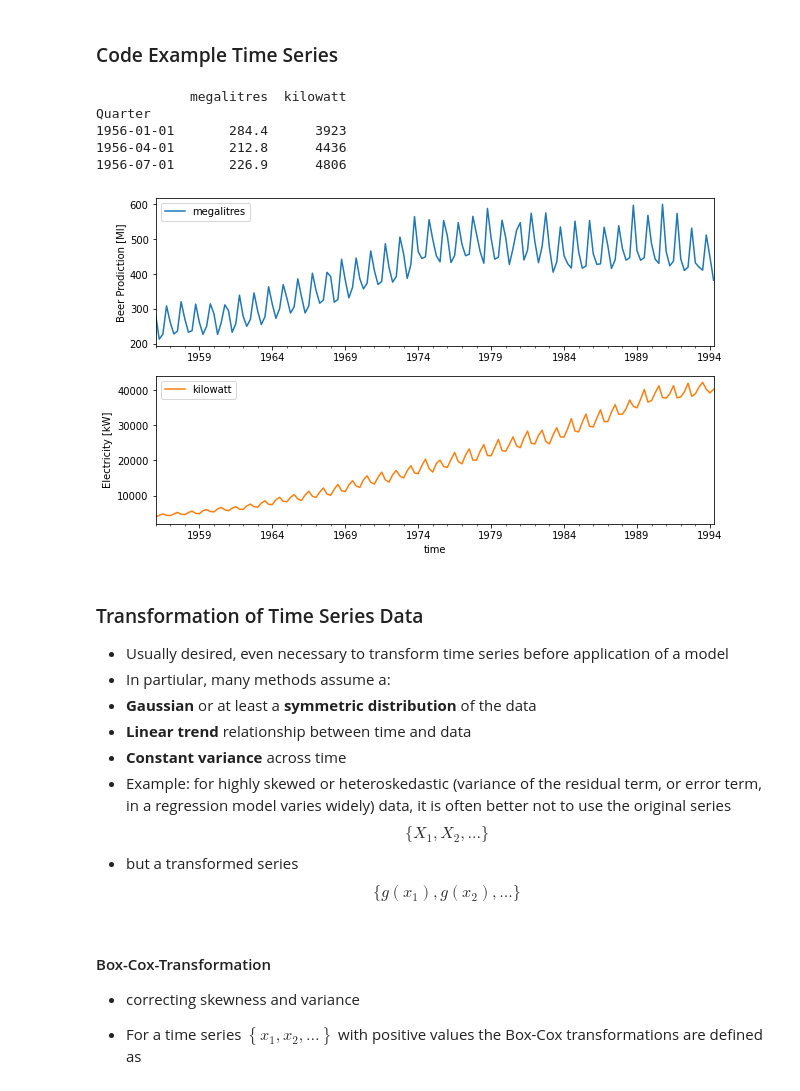
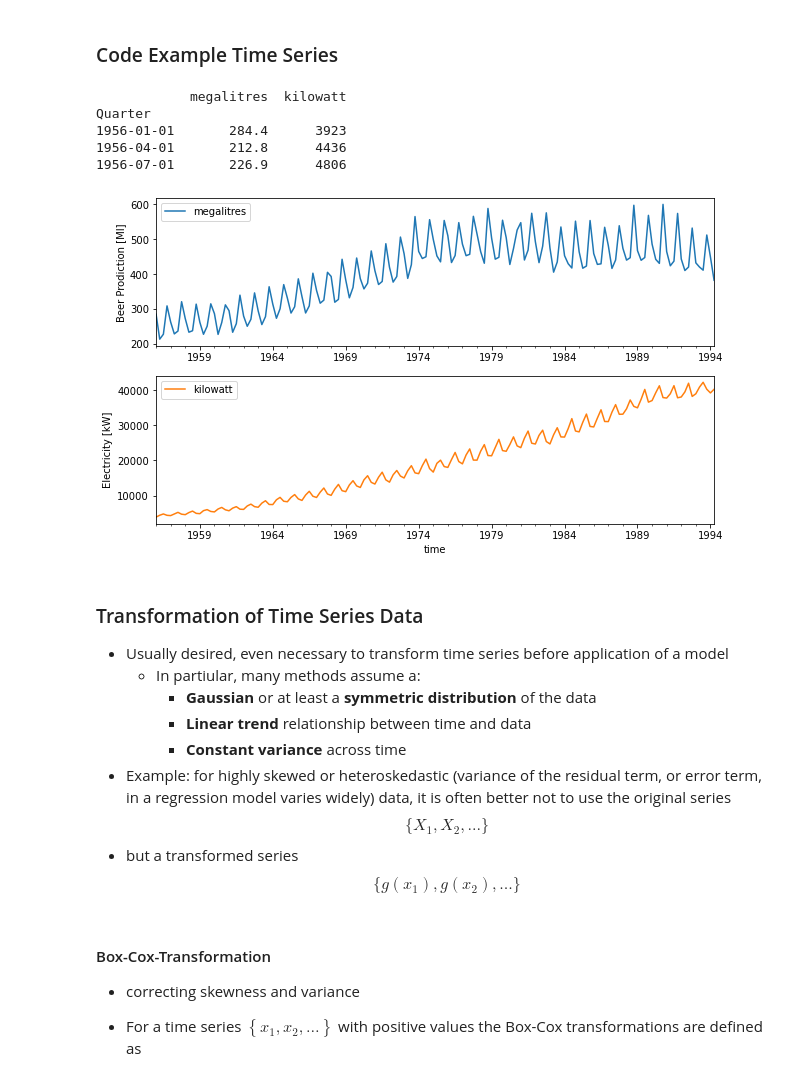
Before and after one commit to becker-max/predmod_zf, a Jupyter notebook: PredMod.ipynb, the cells around one changed output. Cells and saved outputs as stored; diff of their text form; code cells hidden in the pictures.

```diff
--- a/PredMod.ipynb
+++ b/PredMod.ipynb
@@ -4406,8 +4389,8 @@ import numpy as np
 import pandas as pd
 
 # Load data
-AusBeer = pd.read_csv('/content/drive/MyDrive/Colab Notebooks/PredMod (1)/Daten für ZF/AustralianBeer.csv', sep = ";", header = 0)
-AusEl = pd.read_csv('/content/drive/MyDrive/Colab Notebooks/PredMod (1)/Daten für ZF/AustralianElectricity.csv', sep = ";")
+AusBeer = pd.read_csv(path_data+'AustralianBeer.csv', sep = ";", header = 0)
+AusEl = pd.read_csv(path_data+'AustralianElectricity.csv', sep = ";")
 
 # Create pandas DateTimeIndex
 dtindexB = pd.DatetimeIndex(data=pd.to_datetime(AusBeer["Quarter"]),
@@ -4418,42 +4401,42 @@ dtindexE = pd.DatetimeIndex(data=pd.to_datetime(AusEl["Quarter"]),
 # Set as Index
 AusBeer.set_index(dtindexB, inplace=True)
 AusEl.set_index(dtindexE, inplace=True)
 AusBeer.drop("Quarter", axis=1, inplace=True)
 AusEl.drop("Quarter", axis=1, inplace=True)
 
 # Create new DataFrame combining both
 Aus = pd.merge(AusBeer, AusEl, on="Quarter")
 
 print(Aus.head(3))
 
 import matplotlib.pyplot as plt
 
 # Plot
 fig, ax = plt.subplots(figsize=(10, 6), nrows=2)
 # All data
 Aus.plot(ax=ax[:],  subplots=True)
 
 ax[0].set_xlabel("")
 ax[1].set_xlabel("time")
 ax[0].set_ylabel("Beer Prodiction [Ml]")
 ax[1].set_ylabel("Electricity [kW]")
 
 plt.show()
 # %% [output]
             megalitres  kilowatt
 Quarter
 1956-01-01       284.4      3923
 1956-04-01       212.8      4436
 1956-07-01       226.9      4806
-[figure, old version]
+[figure, new version]
 # %% [markdown]
 ### Transformation of Time Series Data
 
  * Usually desired, even necessary to transform time series before application of a model
-* In partiular, many methods assume a:
- * **Gaussian** or at least a **symmetric distribution** of the data
- * **Linear trend** relationship between time and data
- * **Constant variance** across time
+    * In partiular, many methods assume a:
+        * **Gaussian** or at least a **symmetric distribution** of the data
+        * **Linear trend** relationship between time and data
+        * **Constant variance** across time
 * Example: for highly skewed or heteroskedastic (variance of the residual term, or error term, in a regression model varies widely) data, it is often better
 not to use the original series
 $$\{ X_1,X_2,... \}$$
```
Also changed, not shown: parts of 44 cells of this notebook.
